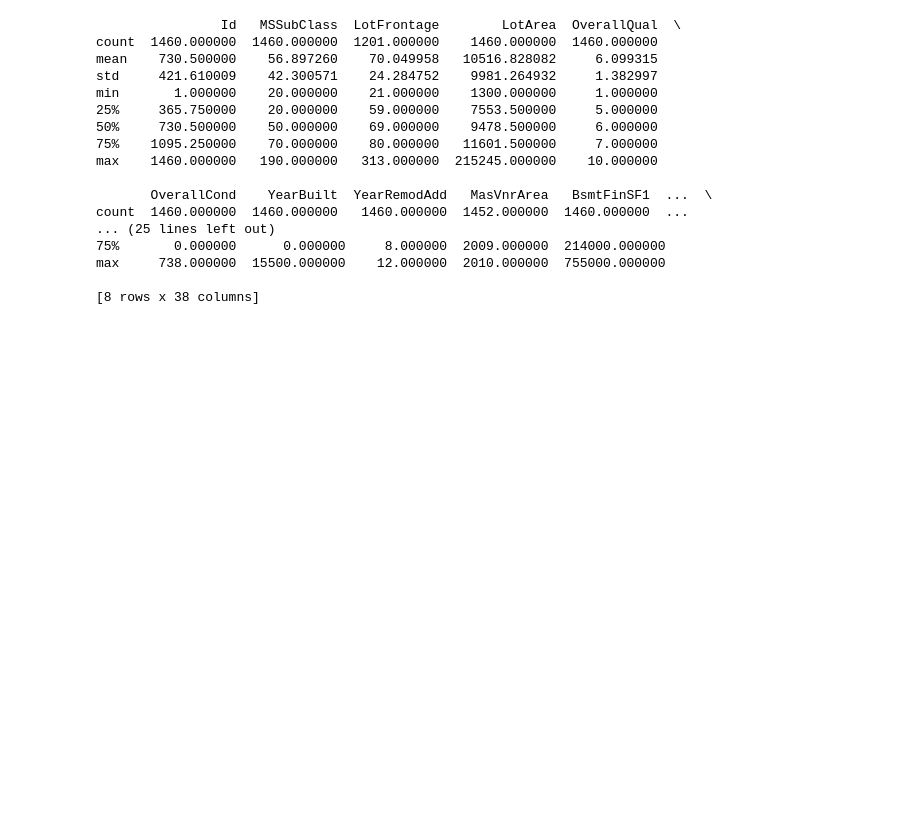
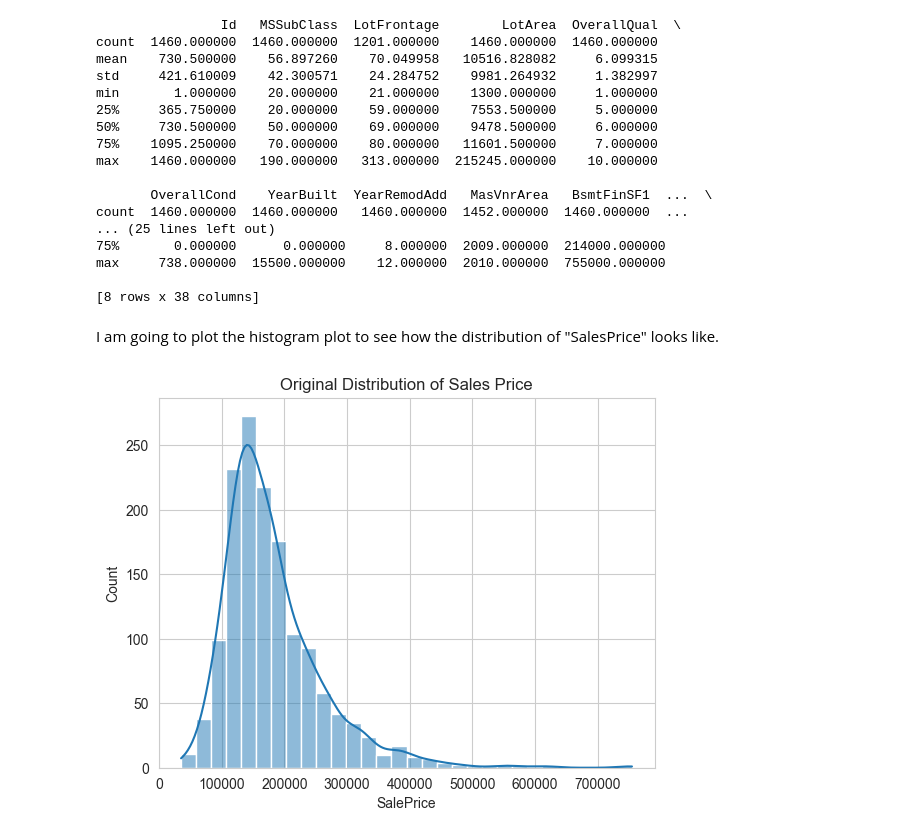
Before and after one commit to amazingpaddy/ml-odyssey, a Jupyter notebook: machine-learning-portfolio/house-sales-price-prediction/house-sales-price-prediction.ipynb, the cells around one changed output. Cells and saved outputs as stored; diff of their text form; code cells hidden in the pictures; blank space fills up the shorter version.

Commit message:
Add House Sales Price Prediction project: notebook and README summary

```diff
--- a/machine-learning-portfolio/house-sales-price-prediction/house-sales-price-prediction.ipynb
+++ b/machine-learning-portfolio/house-sales-price-prediction/house-sales-price-prediction.ipynb
@@ -58,3 +58,14 @@ count  1460.000000  1460.000000   1460.000000  1452.000000  1460.000000  ...
 max     738.000000  15500.000000    12.000000  2010.000000  755000.000000
 
 [8 rows x 38 columns]
+# %% [markdown]
+I am going to plot the histogram plot to see how the distribution of "SalesPrice" looks like.
+# %%
+import seaborn as sns
+
+sns.set_style('whitegrid')
+sns.histplot(data=train_df["SalePrice"], kde=True, bins=30)
+plt.title("Original Distribution of Sales Price")
+plt.show()
+# %% [output]
+[figure, added]
```
Also changed, not shown: parts of 42 cells of this notebook, 2 other files.
